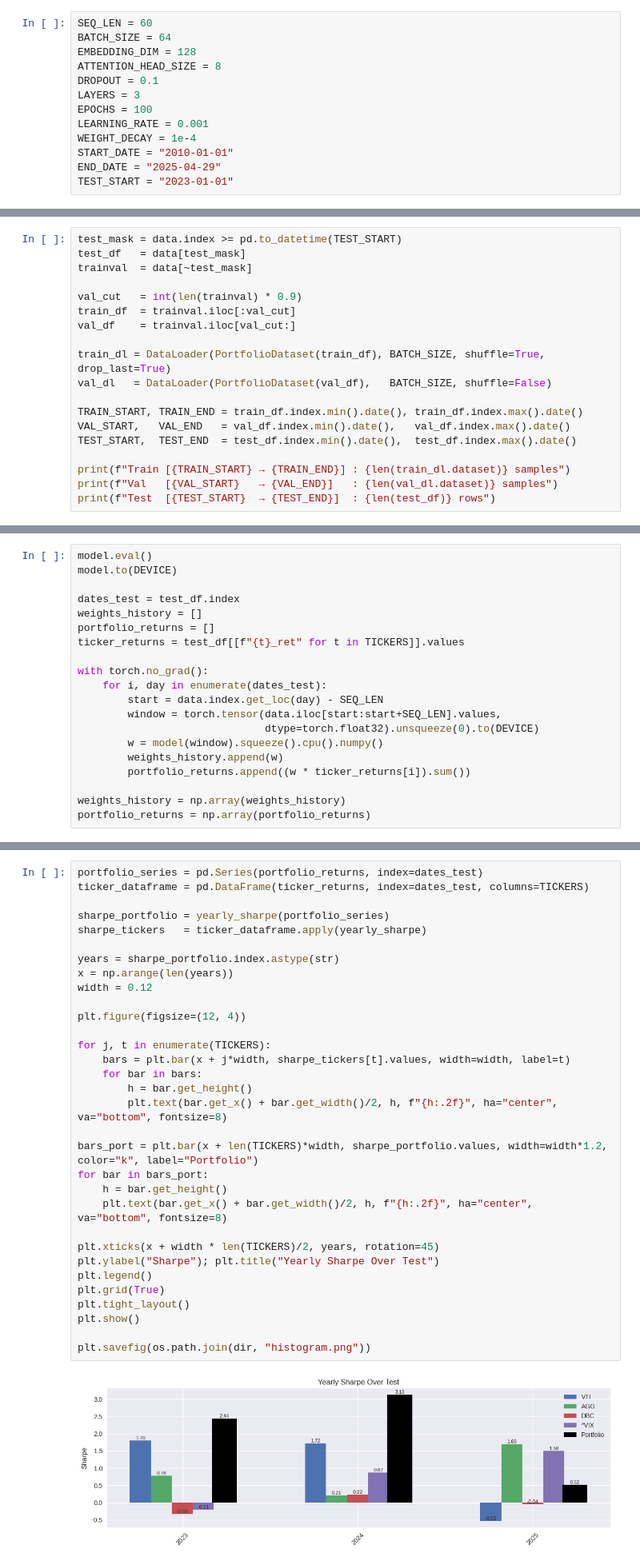
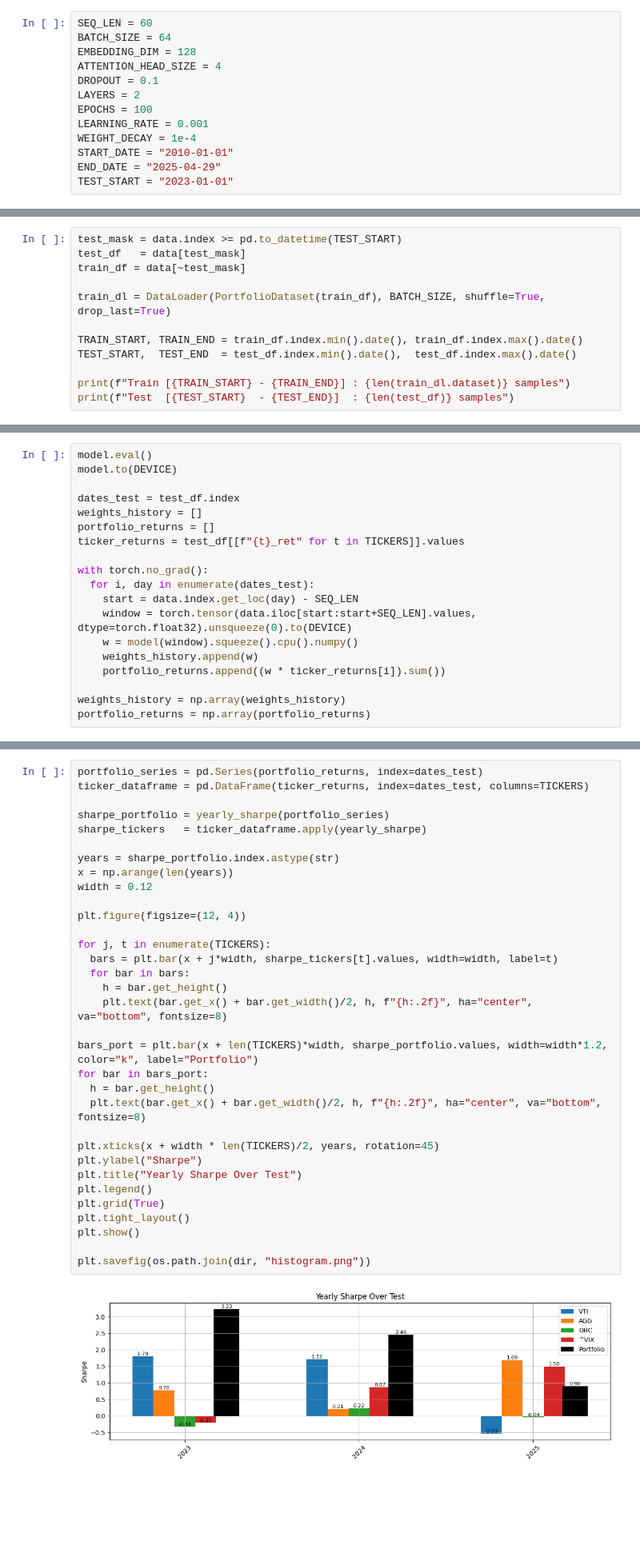
Before and after one commit to jkrue242/PortfolioOptimization, a Jupyter notebook: portfolio_optimization.ipynb, the cells around one changed output, grey strips where cells are left out. Shown at 80% size. Saved outputs shown, nothing was run; the diff lists cells and outputs as text; blank space fills up the shorter version.

```diff
--- a/portfolio_optimization.ipynb
+++ b/portfolio_optimization.ipynb
@@ -80,9 +85,9 @@ Running on cpu
 SEQ_LEN = 60
 BATCH_SIZE = 64
 EMBEDDING_DIM = 128
-ATTENTION_HEAD_SIZE = 8
+ATTENTION_HEAD_SIZE = 4
 DROPOUT = 0.1
-LAYERS = 3
+LAYERS = 2
 EPOCHS = 100
 LEARNING_RATE = 0.001
 WEIGHT_DECAY = 1e-4
@@ -160,20 +165,13 @@ class PortfolioDataset(Dataset):
 # %%
 test_mask = data.index >= pd.to_datetime(TEST_START)
 test_df   = data[test_mask]
-trainval  = data[~test_mask]
-
-val_cut   = int(len(trainval) * 0.9)
-train_df  = trainval.iloc[:val_cut]
-val_df    = trainval.iloc[val_cut:]
+train_df = data[~test_mask]
 
 train_dl = DataLoader(PortfolioDataset(train_df), BATCH_SIZE, shuffle=True,  drop_last=True)
-val_dl   = DataLoader(PortfolioDataset(val_df),   BATCH_SIZE, shuffle=False)
 
 TRAIN_START, TRAIN_END = train_df.index.min().date(), train_df.index.max().date()
-VAL_START,   VAL_END   = val_df.index.min().date(),   val_df.index.max().date()
 TEST_START,  TEST_END  = test_df.index.min().date(),  test_df.index.max().date()
 
-print(f"Train [{TRAIN_START} → {TRAIN_END}] : {len(train_dl.dataset)} samples")
-print(f"Val   [{VAL_START}   → {VAL_END}]   : {len(val_dl.dataset)} samples")
-print(f"Test  [{TEST_START}  → {TEST_END}]  : {len(test_df)} rows")
+print(f"Train [{TRAIN_START} - {TRAIN_END}] : {len(train_dl.dataset)} samples")
+print(f"Test  [{TEST_START}  - {TEST_END}]  : {len(test_df)} samples")
 # %% [output]
@@ -387,13 +391,12 @@ portfolio_returns = []
 ticker_returns = test_df[[f"{t}_ret" for t in TICKERS]].values
 
 with torch.no_grad():
-    for i, day in enumerate(dates_test):
-        start = data.index.get_loc(day) - SEQ_LEN
-        window = torch.tensor(data.iloc[start:start+SEQ_LEN].values,
-                              dtype=torch.float32).unsqueeze(0).to(DEVICE)
-        w = model(window).squeeze().cpu().numpy()
-        weights_history.append(w)
-        portfolio_returns.append((w * ticker_returns[i]).sum())
+  for i, day in enumerate(dates_test):
+    start = data.index.get_loc(day) - SEQ_LEN
+    window = torch.tensor(data.iloc[start:start+SEQ_LEN].values, dtype=torch.float32).unsqueeze(0).to(DEVICE)
+    w = model(window).squeeze().cpu().numpy()
+    weights_history.append(w)
+    portfolio_returns.append((w * ticker_returns[i]).sum())
 
 weights_history = np.array(weights_history)
 portfolio_returns = np.array(portfolio_returns)
@@ -447,34 +453,35 @@ def yearly_sharpe(series):
 # %%
 portfolio_series = pd.Series(portfolio_returns, index=dates_test)
 ticker_dataframe = pd.DataFrame(ticker_returns, index=dates_test, columns=TICKERS)
 
 sharpe_portfolio = yearly_sharpe(portfolio_series)
 sharpe_tickers   = ticker_dataframe.apply(yearly_sharpe)
 
 years = sharpe_portfolio.index.astype(str)
 x = np.arange(len(years))
 width = 0.12
 
 plt.figure(figsize=(12, 4))
 
 for j, t in enumerate(TICKERS):
-    bars = plt.bar(x + j*width, sharpe_tickers[t].values, width=width, label=t)
-    for bar in bars:
-        h = bar.get_height()
-        plt.text(bar.get_x() + bar.get_width()/2, h, f"{h:.2f}", ha="center", va="bottom", fontsize=8)
+  bars = plt.bar(x + j*width, sharpe_tickers[t].values, width=width, label=t)
+  for bar in bars:
+    h = bar.get_height()
+    plt.text(bar.get_x() + bar.get_width()/2, h, f"{h:.2f}", ha="center", va="bottom", fontsize=8)
 
 bars_port = plt.bar(x + len(TICKERS)*width, sharpe_portfolio.values, width=width*1.2, color="k", label="Portfolio")
 for bar in bars_port:
-    h = bar.get_height()
-    plt.text(bar.get_x() + bar.get_width()/2, h, f"{h:.2f}", ha="center", va="bottom", fontsize=8)
+  h = bar.get_height()
+  plt.text(bar.get_x() + bar.get_width()/2, h, f"{h:.2f}", ha="center", va="bottom", fontsize=8)
 
 plt.xticks(x + width * len(TICKERS)/2, years, rotation=45)
-plt.ylabel("Sharpe"); plt.title("Yearly Sharpe Over Test")
+plt.ylabel("Sharpe")
+plt.title("Yearly Sharpe Over Test")
 plt.legend()
 plt.grid(True)
 plt.tight_layout()
 plt.show()
 
 plt.savefig(os.path.join(dir, "histogram.png"))
 # %% [output]
-[figure, old version]
+[figure, new version]
```
Also changed, not shown: parts of 16 cells of this notebook.
